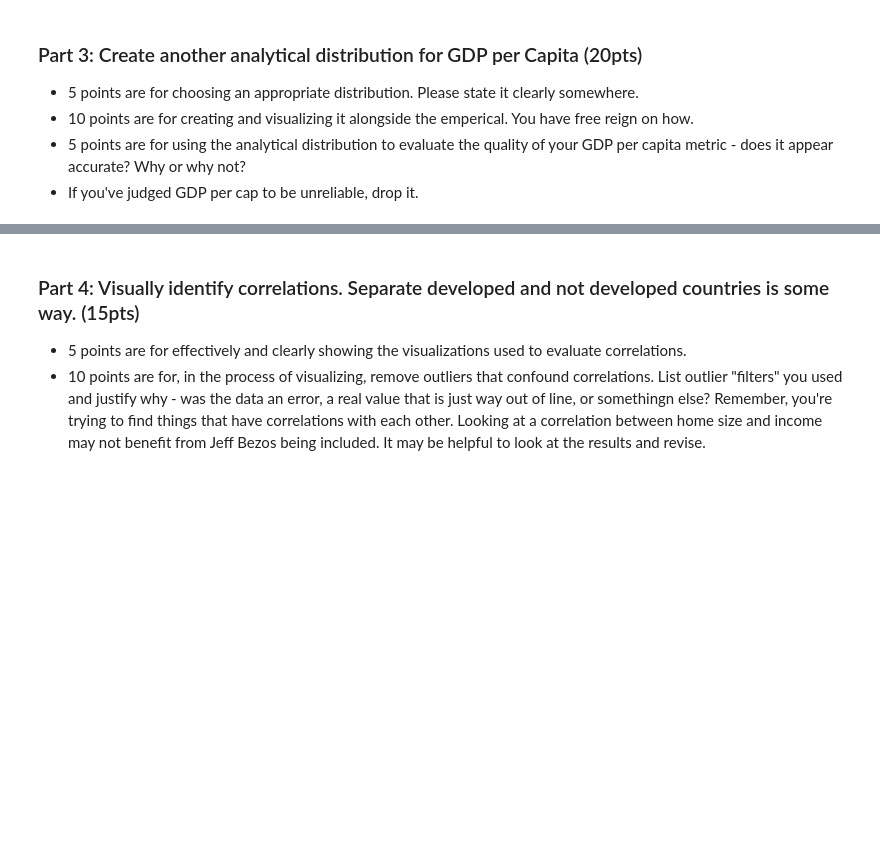
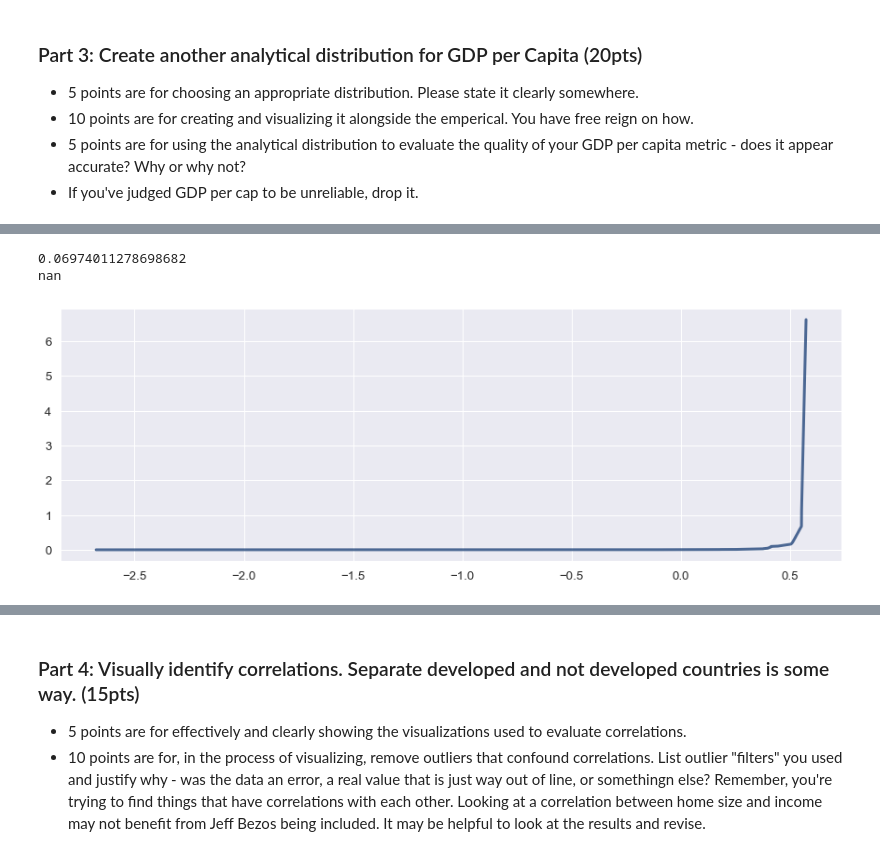
Before and after one commit to SidhST12/BSIP_Assignment_2_Students, a Jupyter notebook: stats_asn_2_start.ipynb, the cells around one changed output, grey strips where cells are left out. Drawn from its saved outputs; the diff is of its cells as text; code cells hidden in the pictures; blank space fills up the shorter version.

```diff
--- a/stats_asn_2_start.ipynb
+++ b/stats_asn_2_start.ipynb
@@ -239,0 +257,16 @@ sns.set(style="darkgrid", font_scale=1.2)
+# %%
+#Analytical for GDP/capita
+pc_mean=np.mean(dfLE["GDP_per_Capita"])
+pc_median=np.median(dfLE["GDP_per_Capita"])
+#pc_std=np.std(dfLE["GDP_per_Capita"])
+print(pc_mean)
+print(pc_median)
+#print(pc_std)
+# %% [output]
+0.06974011278698682
+nan
+# %%
+thinkstats2.NormalProbabilityPlot(dfLE["GDP_per_Capita"])
+## jump in graph at the end shows exponential growth- generally exponential numbers are plotted against time.
+# %% [output]
+[figure, added]
```
Also changed, not shown: parts of 20 cells of this notebook.
